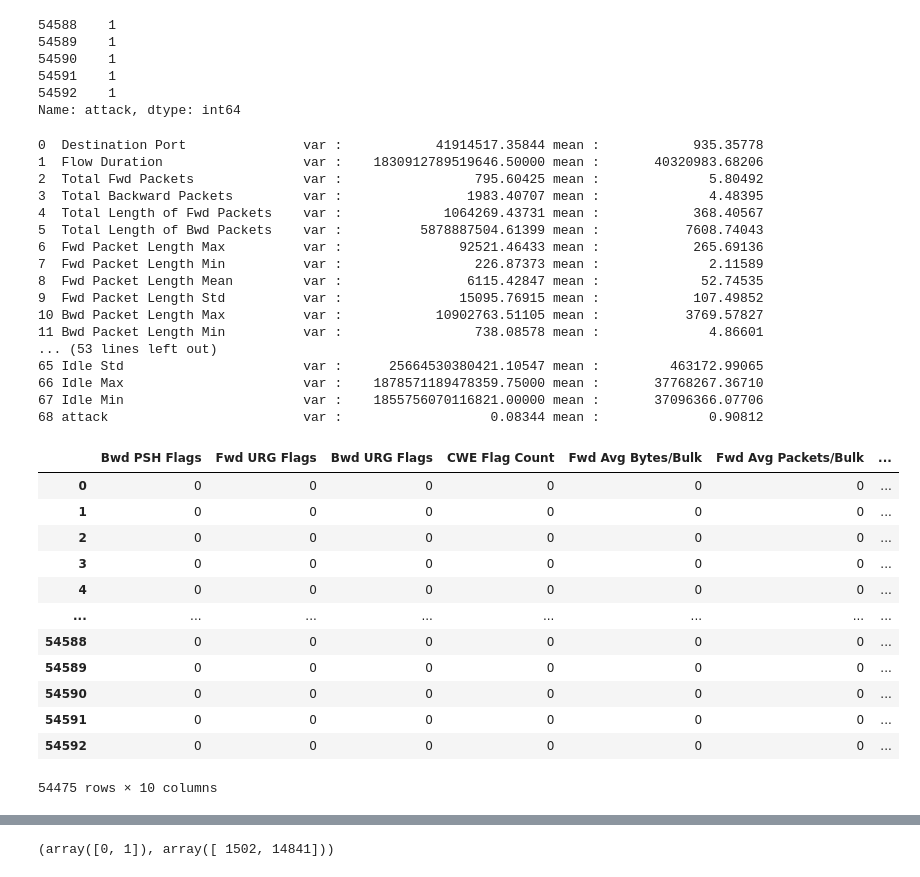
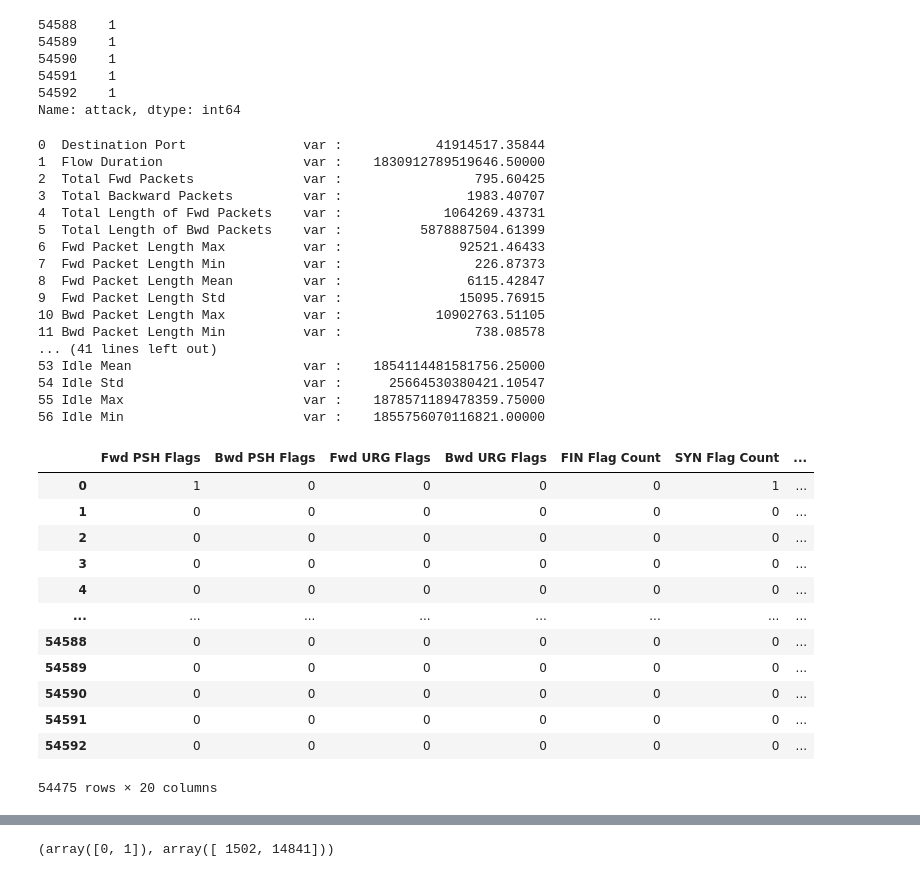
Before and after one commit to josediaz99/NEIU_ML_Project, a Jupyter notebook: ETL.ipynb, the cells around one changed output, grey strips where cells are left out. Saved outputs shown, nothing was run; the diff lists cells and outputs as text; code cells hidden in the pictures.

```diff
--- a/ETL.ipynb
+++ b/ETL.ipynb
@@ -174,35 +208,35 @@ Name: attack, dtype: int64
 #calculating the variance for each column
 column_variances = data.var()
 
-# remove data which contains no variance
-filtered_data = data.loc[:, column_variances != 0].copy()
+# remove data which contains low to no variance
+filtered_data = data.loc[:, column_variances > 1].copy()
 for x, col in enumerate(filtered_data.columns):
-    print(f"{x:<{2}} {col:<{30}} var : {filtered_data[col].var():>{25}.5f} mean : {filtered_data[col].mean():>{20}.5f}")
+    print(f"{x:<{2}} {col:<{30}} var : {filtered_data[col].var():>{25}.5f}")
 # %% [output]
-0  Destination Port               var :            41914517.35844 mean :            935.35778
-1  Flow Duration                  var :    1830912789519646.50000 mean :       40320983.68206
-2  Total Fwd Packets              var :                 795.60425 mean :              5.80492
-3  Total Backward Packets         var :                1983.40707 mean :              4.48395
-4  Total Length of Fwd Packets    var :             1064269.43731 mean :            368.40567
-5  Total Length of Bwd Packets    var :          5878887504.61399 mean :           7608.74043
-6  Fwd Packet Length Max          var :               92521.46433 mean :            265.69136
-7  Fwd Packet Length Min          var :                 226.87373 mean :              2.11589
-8  Fwd Packet Length Mean         var :                6115.42847 mean :             52.74535
-9  Fwd Packet Length Std          var :               15095.76915 mean :            107.49852
-10 Bwd Packet Length Max          var :            10902763.51105 mean :           3769.57827
-11 Bwd Packet Length Min          var :                 738.08578 mean :              4.86601
-... (53 lines left out)
-65 Idle Std                       var :      25664530380421.10547 mean :         463172.99065
-66 Idle Max                       var :    1878571189478359.75000 mean :       37768267.36710
-67 Idle Min                       var :    1855756070116821.00000 mean :       37096366.07706
-68 attack                         var :                   0.08344 mean :              0.90812
+0  Destination Port               var :            41914517.35844
+1  Flow Duration                  var :    1830912789519646.50000
+2  Total Fwd Packets              var :                 795.60425
+3  Total Backward Packets         var :                1983.40707
+4  Total Length of Fwd Packets    var :             1064269.43731
+5  Total Length of Bwd Packets    var :          5878887504.61399
+6  Fwd Packet Length Max          var :               92521.46433
+7  Fwd Packet Length Min          var :                 226.87373
+8  Fwd Packet Length Mean         var :                6115.42847
+9  Fwd Packet Length Std          var :               15095.76915
+10 Bwd Packet Length Max          var :            10902763.51105
+11 Bwd Packet Length Min          var :                 738.08578
+... (41 lines left out)
+53 Idle Mean                      var :    1854114481581756.25000
+54 Idle Std                       var :      25664530380421.10547
+55 Idle Max                       var :    1878571189478359.75000
+56 Idle Min                       var :    1855756070116821.00000
 # %%
 # displaying some information about the data which has been removed to check if there is any information we should reconsider
-removed_data = data.loc[:, column_variances == 0 ]
+removed_data = data.loc[:, column_variances <= 1 ]
 removed_data
 # %% [output]
-|  | Bwd PSH Flags | Fwd URG Flags | Bwd URG Flags | CWE Flag Count | Fwd Avg Bytes/Bulk | Fwd Avg Packets/Bulk | ... |
-| 0 | 0 | 0 | 0 | 0 | 0 | 0 | ... |
+|  | Fwd PSH Flags | Bwd PSH Flags | Fwd URG Flags | Bwd URG Flags | FIN Flag Count | SYN Flag Count | ... |
+| 0 | 1 | 0 | 0 | 0 | 0 | 1 | ... |
 | 1 | 0 | 0 | 0 | 0 | 0 | 0 | ... |
 | 2 | 0 | 0 | 0 | 0 | 0 | 0 | ... |
 | 3 | 0 | 0 | 0 | 0 | 0 | 0 | ... |
@@ -213,7 +247,7 @@ removed_data
 | 54590 | 0 | 0 | 0 | 0 | 0 | 0 | ... |
 | 54591 | 0 | 0 | 0 | 0 | 0 | 0 | ... |
 | 54592 | 0 | 0 | 0 | 0 | 0 | 0 | ... |
-54475 rows × 10 columns
+54475 rows × 20 columns
 # %%
 # viewing if our data is standardized (mean = 0, std =1 )
 filtered_data.describe()
```
Also changed, not shown: parts of 32 cells of this notebook, 2 other files.
